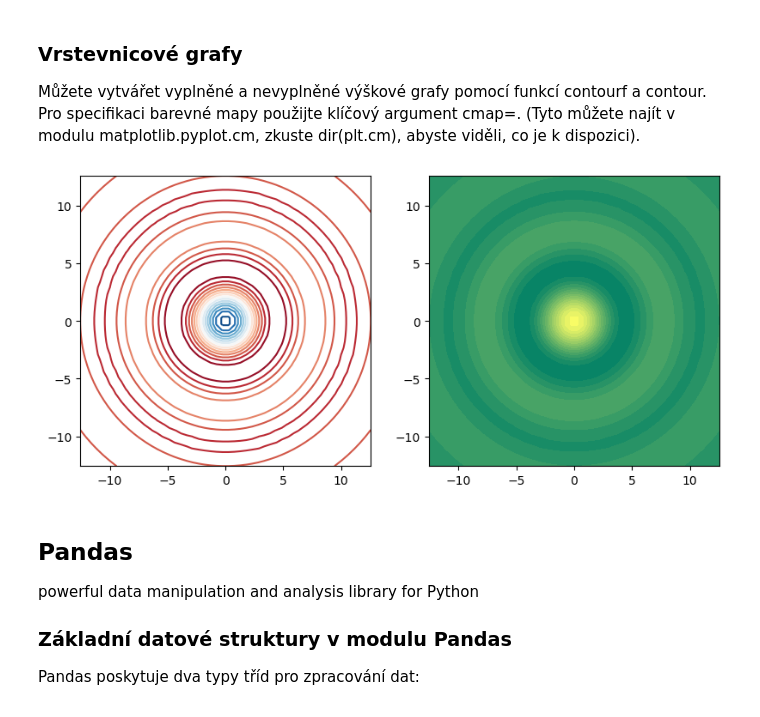
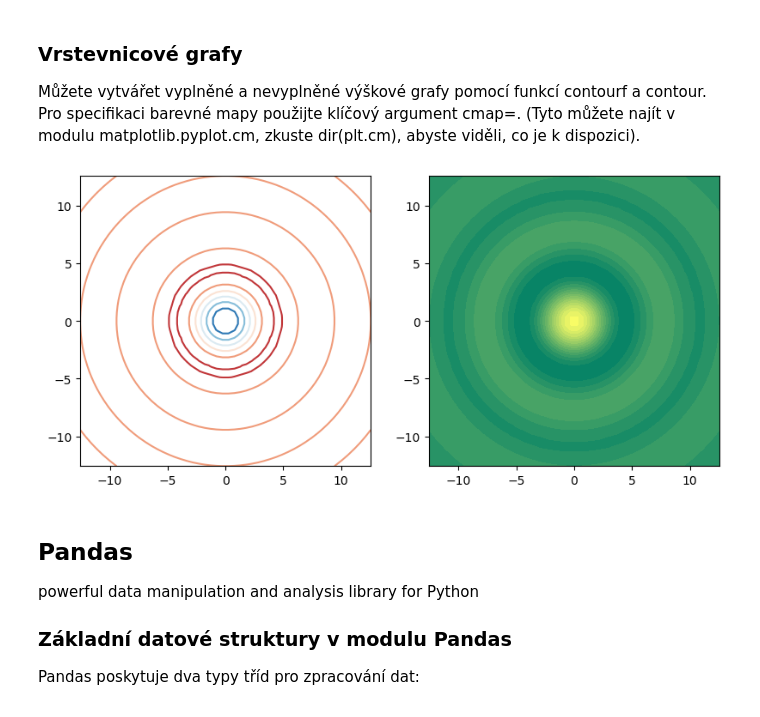
Before and after one commit to bpatzak/python-course_1, a Jupyter notebook: lectures/Lecture6_modules.ipynb, the cells around one changed output. Drawn from its saved outputs; the diff is of its cells as text; code cells hidden in the pictures.

```diff
--- a/lectures/Lecture6_modules.ipynb
+++ b/lectures/Lecture6_modules.ipynb
@@ -543,22 +579,22 @@ Můžete vytvářet vyplněné a nevyplněné výškové  grafy pomocí funkcí
 # %%
 x = np.linspace(-4*np.pi, 4*np.pi)
 X, Y = np.meshgrid(x, x)
 R = np.sqrt(X**2 + Y**2)
 Z = np.sin(R) / R
 
 plt.figure(figsize=plt.figaspect(0.5))
 
 plt.subplot(121)
-plt.contour(X, Y, Z, 15, cmap=plt.cm.RdBu)
+plt.contour(X, Y, Z, 5, cmap=plt.cm.RdBu)
 plt.axis('image')
 
 plt.subplot(122)
 plt.contourf(X, Y, Z, 15, cmap=plt.cm.summer)
 plt.axis('image')
 
 plt.show()
 # %% [output]
-[figure, old version]
+[figure, new version]
 # %% [markdown]
 ## Pandas
 powerful data manipulation and analysis library for Python
```
Also changed, not shown: parts of 5 cells of this notebook, 4 other files.
